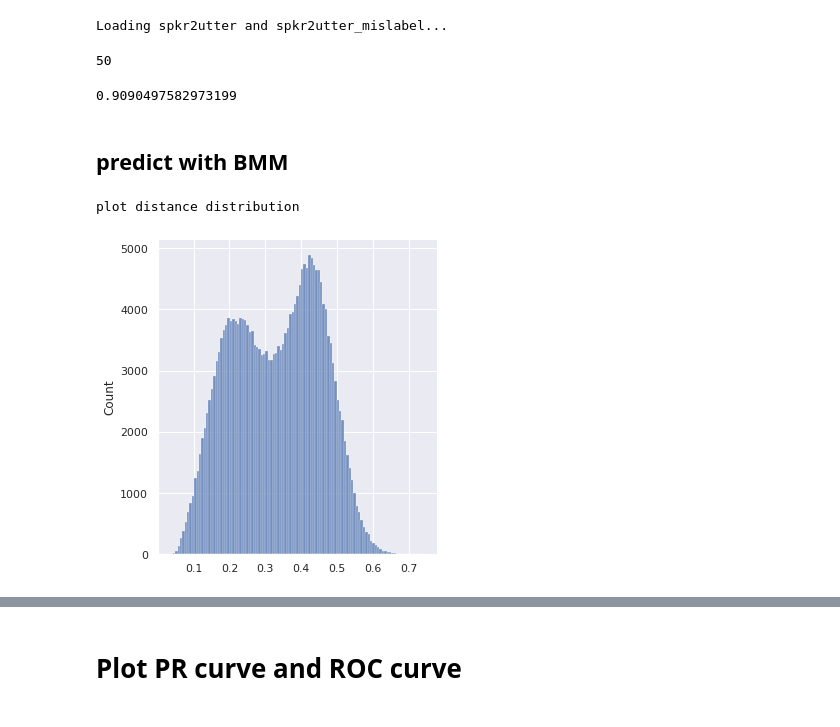
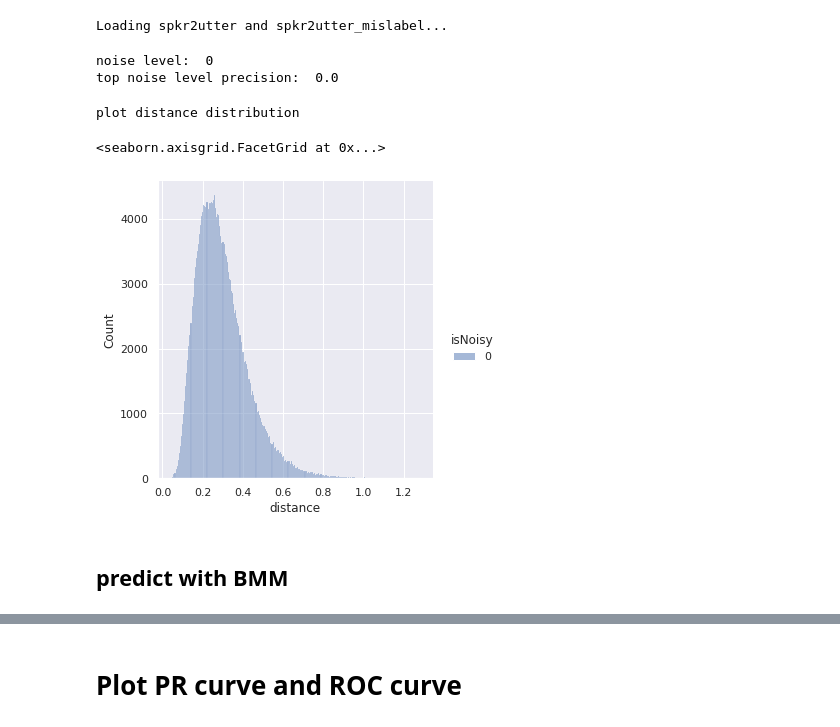
Before and after one commit to a43992899/NoisySpeakerDetection, a Jupyter notebook: Permute/noisy_label_detection.ipynb, the cells around one changed output, grey strips where cells are left out. Cells and saved outputs as stored; diff of their text form; code cells hidden in the pictures.

Commit message:
use bmm weight to estimate noise

```diff
--- a/Permute/noisy_label_detection.ipynb
+++ b/Permute/noisy_label_detection.ipynb
@@ -91,25 +93,32 @@ Loading spkr2utter and spkr2utter_mislabel...
 # %%
 # select top noise level % from ypreds
 noise_level = hp.nld.noise_level
-print(hp.nld.noise_level)
+print("noise level: ", hp.nld.noise_level)
 ypreds = np.array(ypreds)
 ylabels = np.array(ylabels)
-selected_ypreds = ypreds[np.argsort(ypreds)[-int(len(ypreds) * noise_level / 100):]]
-selected_ylabels = ylabels[np.argsort(ypreds)[-int(len(ypreds) * noise_level / 100):]]
+
+def compute_precision(ypreds, ylabels, noise_level):
+    selected = np.argsort(ypreds)[-int(len(ypreds) * noise_level / 100):]
+    selected_ypreds = ypreds[selected]
+    selected_ylabels = ylabels[selected]
+    # compute precision
+    return selected_ylabels.sum() / len(selected_ylabels)
+
+print("top noise level precision: ", compute_precision(ypreds, ylabels, noise_level))
 # %% [output]
-50
+noise level:  0
+top noise level precision:  0.0
-# %%
-# compute precision
-selected_ylabels.sum() / len(selected_ylabels)
-# %% [output]
-0.9090497582973199
+# %%
+# create df from ypreds and ylabels
+df = pd.DataFrame({"distance": ypreds, "isNoisy": ylabels})
+print("plot distance distribution")
+import seaborn as sns
+sns.set()
+# ax = sns.displot(ypreds)
+sns.displot(df, x="distance", hue="isNoisy")
+# %% [output]
+plot distance distribution
+<seaborn.axisgrid.FacetGrid at 0x...>
+[figure, added]
 # %% [markdown]
 ## predict with BMM
-# %%
-print("plot distance distribution")
-import seaborn as sns
-sns.set()
-ax = sns.displot(ypreds)
-# %% [output]
-plot distance distribution
-[figure, removed]
```
Also changed, not shown: parts of 7 cells of this notebook, 2 other files.
